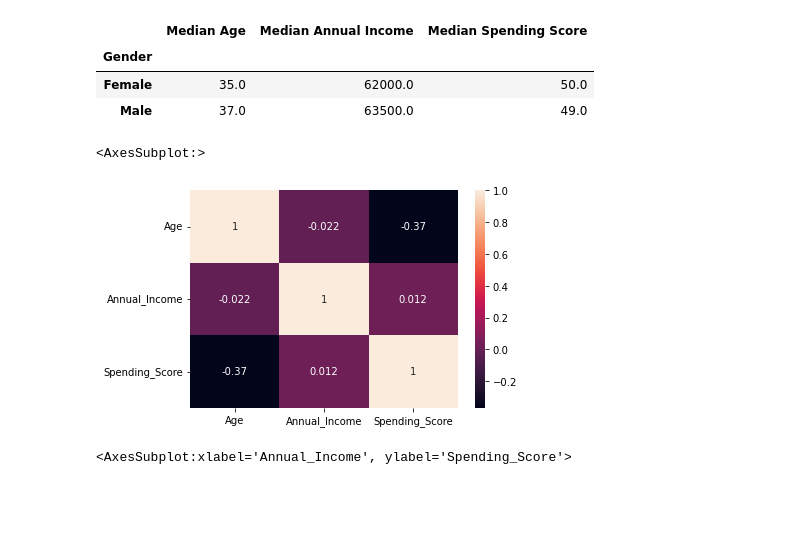
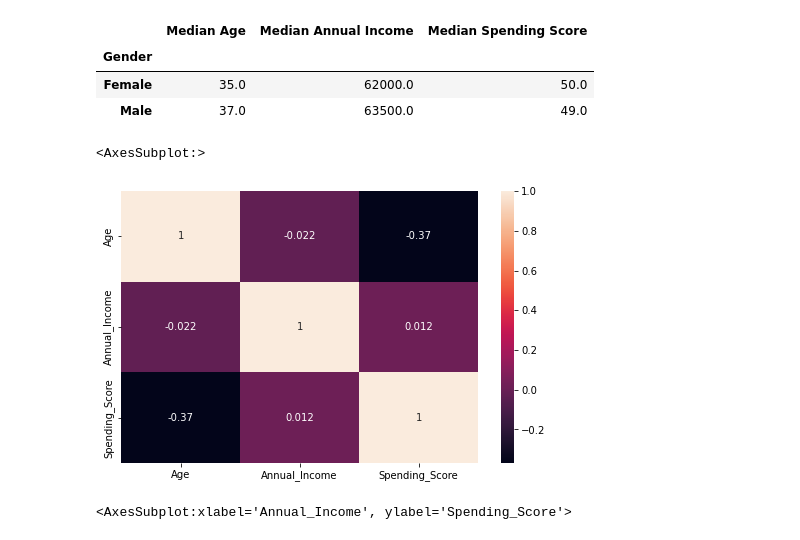
Before and after one commit to MeganWang393/PortfolioProjects, a Jupyter notebook: KMeans Clustering.ipynb, the cells around one changed output. Saved outputs shown, nothing was run; the diff lists cells and outputs as text; code cells hidden in the pictures; blank space fills up the shorter version.

```diff
--- a/KMeans Clustering.ipynb
+++ b/KMeans Clustering.ipynb
@@ -162,10 +145,11 @@ df1.groupby(['Gender'])['Age', 'Annual_Income', 'Spending_Score'].median().renam
 | Female | 35.0 | 62000.0 | 50.0 |
 | Male | 37.0 | 63500.0 | 49.0 |
 # %%
+plt.figure(figsize=(8,5))
 sns.heatmap(df1.corr(), annot=True)
 # %% [output]
 <AxesSubplot:>
-[figure, old version]
+[figure, new version]
 # %%
 # Scatterplot between Annual_Income and Spending_Score
 plt.figure(figsize=(8,5))
```
Also changed, not shown: parts of 18 cells of this notebook.
